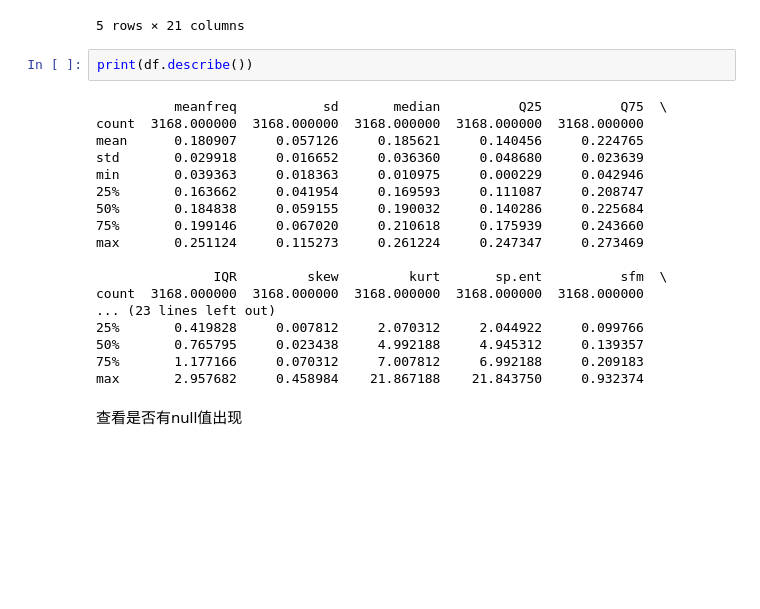
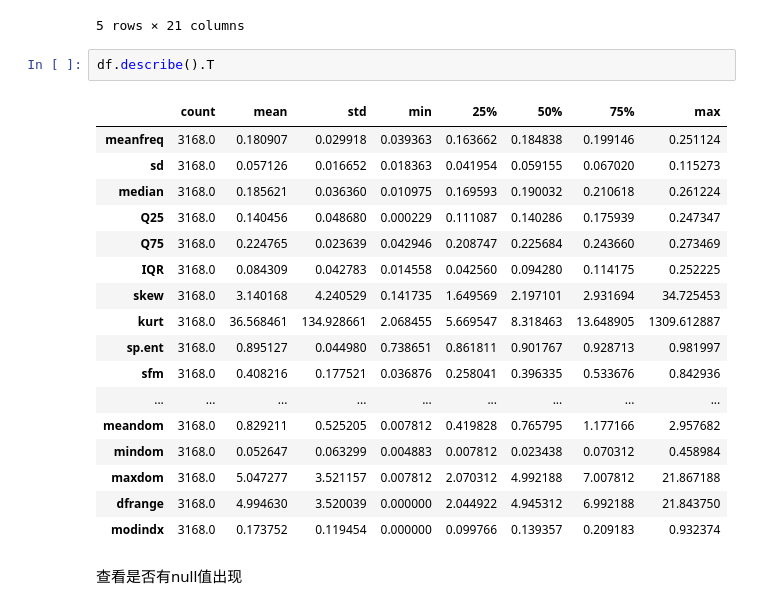
Before and after one commit to OwenZhu/udacity_project, a Jupyter notebook: gender_recognition_by_voice/gender_recognition_by_voice.ipynb, the cells around one changed output. Drawn from its saved outputs; the diff is of its cells as text; blank space fills up the shorter version.

```diff
--- a/gender_recognition_by_voice/gender_recognition_by_voice.ipynb
+++ b/gender_recognition_by_voice/gender_recognition_by_voice.ipynb
@@ -16,26 +16,26 @@ df.head()
 | 3 | 0.151228 | 0.072111 | 0.158011 | 0.096582 | 0.207955 | 0.111374 | 1.232831 | 4.177296 | 0.963322 | 0.727232 | ... | ... |
 | 4 | 0.135120 | 0.079146 | 0.124656 | 0.078720 | 0.206045 | 0.127325 | 1.101174 | 4.333713 | 0.971955 | 0.783568 | ... | ... |
 5 rows × 21 columns
-# %%
-print(df.describe())
-# %% [output]
-          meanfreq           sd       median          Q25          Q75  \
-count  3168.000000  3168.000000  3168.000000  3168.000000  3168.000000
-mean      0.180907     0.057126     0.185621     0.140456     0.224765
-std       0.029918     0.016652     0.036360     0.048680     0.023639
-min       0.039363     0.018363     0.010975     0.000229     0.042946
-25%       0.163662     0.041954     0.169593     0.111087     0.208747
-50%       0.184838     0.059155     0.190032     0.140286     0.225684
-75%       0.199146     0.067020     0.210618     0.175939     0.243660
-max       0.251124     0.115273     0.261224     0.247347     0.273469
-
-               IQR         skew         kurt       sp.ent          sfm  \
-count  3168.000000  3168.000000  3168.000000  3168.000000  3168.000000
-... (23 lines left out)
-25%       0.419828     0.007812     2.070312     2.044922     0.099766
-50%       0.765795     0.023438     4.992188     4.945312     0.139357
-75%       1.177166     0.070312     7.007812     6.992188     0.209183
-max       2.957682     0.458984    21.867188    21.843750     0.932374
+# %%
+df.describe().T
+# %% [output]
+|  | count | mean | std | min | 25% | 50% | 75% | max |
+| meanfreq | 3168.0 | 0.180907 | 0.029918 | 0.039363 | 0.163662 | 0.184838 | 0.199146 | 0.251124 |
+| sd | 3168.0 | 0.057126 | 0.016652 | 0.018363 | 0.041954 | 0.059155 | 0.067020 | 0.115273 |
+| median | 3168.0 | 0.185621 | 0.036360 | 0.010975 | 0.169593 | 0.190032 | 0.210618 | 0.261224 |
+| Q25 | 3168.0 | 0.140456 | 0.048680 | 0.000229 | 0.111087 | 0.140286 | 0.175939 | 0.247347 |
+| Q75 | 3168.0 | 0.224765 | 0.023639 | 0.042946 | 0.208747 | 0.225684 | 0.243660 | 0.273469 |
+| IQR | 3168.0 | 0.084309 | 0.042783 | 0.014558 | 0.042560 | 0.094280 | 0.114175 | 0.252225 |
+| skew | 3168.0 | 3.140168 | 4.240529 | 0.141735 | 1.649569 | 2.197101 | 2.931694 | 34.725453 |
+| kurt | 3168.0 | 36.568461 | 134.928661 | 2.068455 | 5.669547 | 8.318463 | 13.648905 | 1309.612887 |
+| sp.ent | 3168.0 | 0.895127 | 0.044980 | 0.738651 | 0.861811 | 0.901767 | 0.928713 | 0.981997 |
+| sfm | 3168.0 | 0.408216 | 0.177521 | 0.036876 | 0.258041 | 0.396335 | 0.533676 | 0.842936 |
+| ... | ... | ... | ... | ... | ... | ... | ... | ... |
+| meandom | 3168.0 | 0.829211 | 0.525205 | 0.007812 | 0.419828 | 0.765795 | 1.177166 | 2.957682 |
+| mindom | 3168.0 | 0.052647 | 0.063299 | 0.004883 | 0.007812 | 0.023438 | 0.070312 | 0.458984 |
+| maxdom | 3168.0 | 5.047277 | 3.521157 | 0.007812 | 2.070312 | 4.992188 | 7.007812 | 21.867188 |
+| dfrange | 3168.0 | 4.994630 | 3.520039 | 0.000000 | 2.044922 | 4.945312 | 6.992188 | 21.843750 |
+| modindx | 3168.0 | 0.173752 | 0.119454 | 0.000000 | 0.099766 | 0.139357 | 0.209183 | 0.932374 |
 # %% [markdown]
 查看是否有null值出现
 # %%
```
Also changed, not shown: parts of 7 cells of this notebook, 9 other files.
